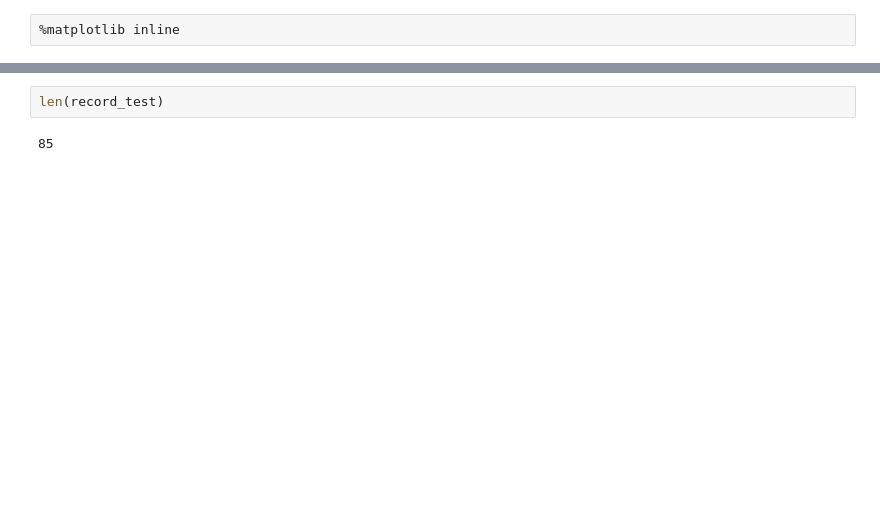
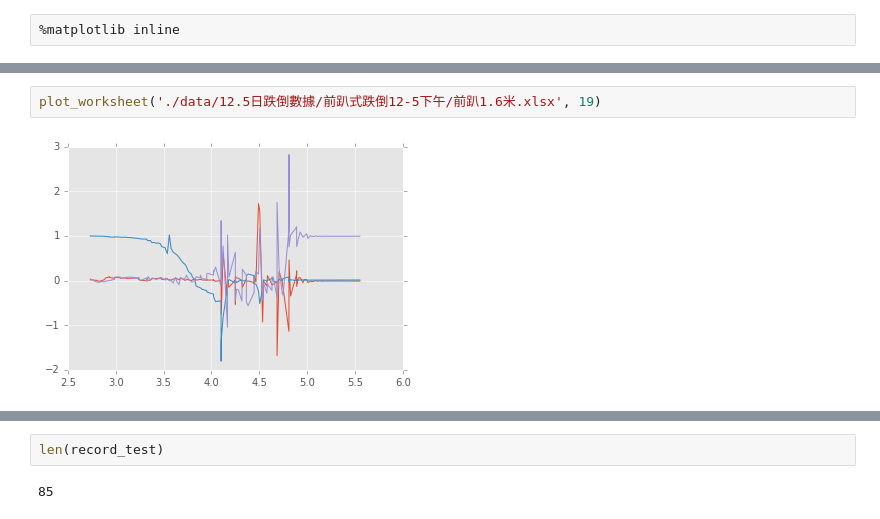
Before and after one commit to kuanliang/Fall-Detection, a Jupyter notebook: read from excel-herbertTest.ipynb, the cells around one changed output, grey strips where cells are left out. Saved outputs shown, nothing was run; the diff lists cells and outputs as text; blank space fills up the shorter version.

```diff
--- a/read from excel-herbertTest.ipynb
+++ b/read from excel-herbertTest.ipynb
@@ -61,0 +207,4 @@ plot_worksheet('./data/Du_fri/上樓梯測試.xlsx', 15)
+# %%
+plot_worksheet('./data/12.5日跌倒數據/前趴式跌倒12-5下午/前趴1.6米.xlsx', 19)
+# %% [output]
+[figure, added]
```
Also changed, not shown: parts of 86 cells of this notebook, 11 other files.
